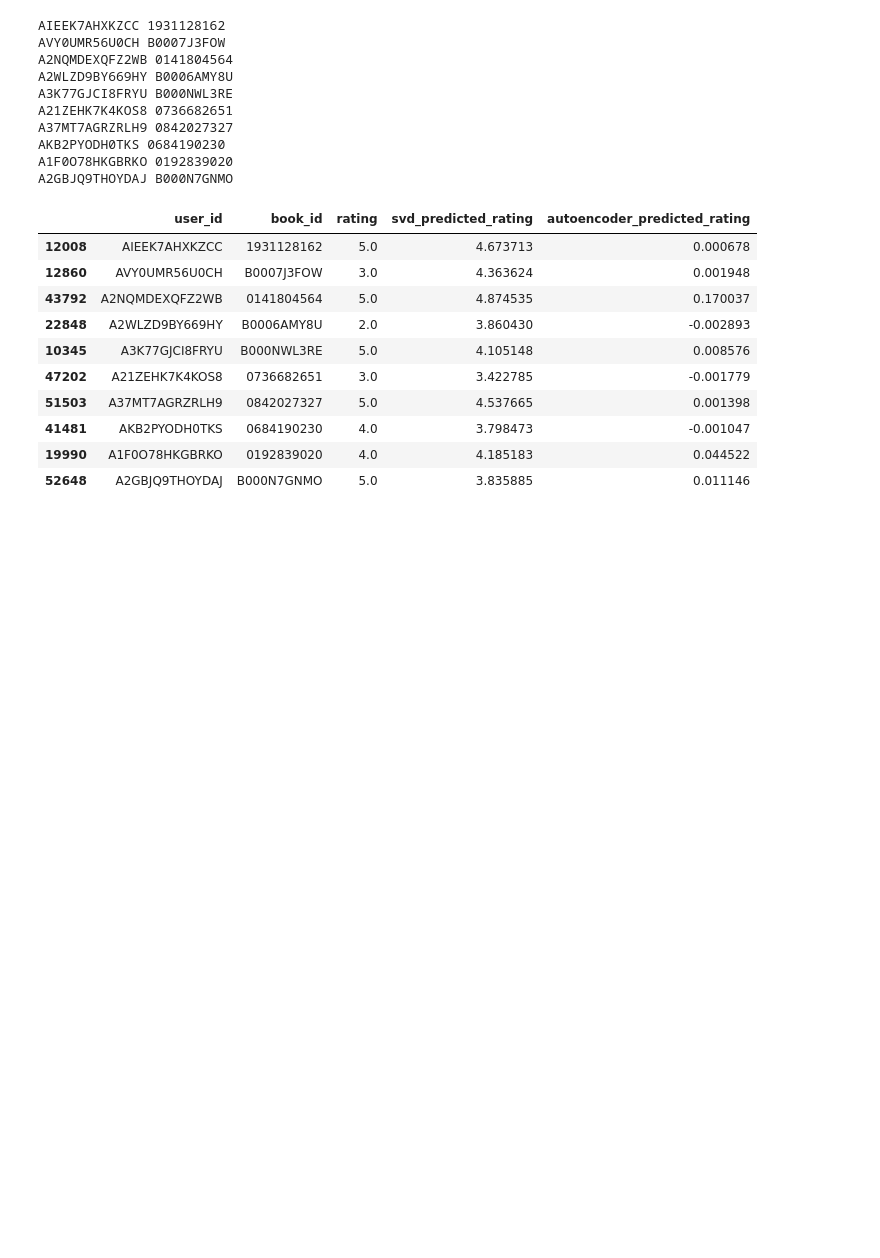
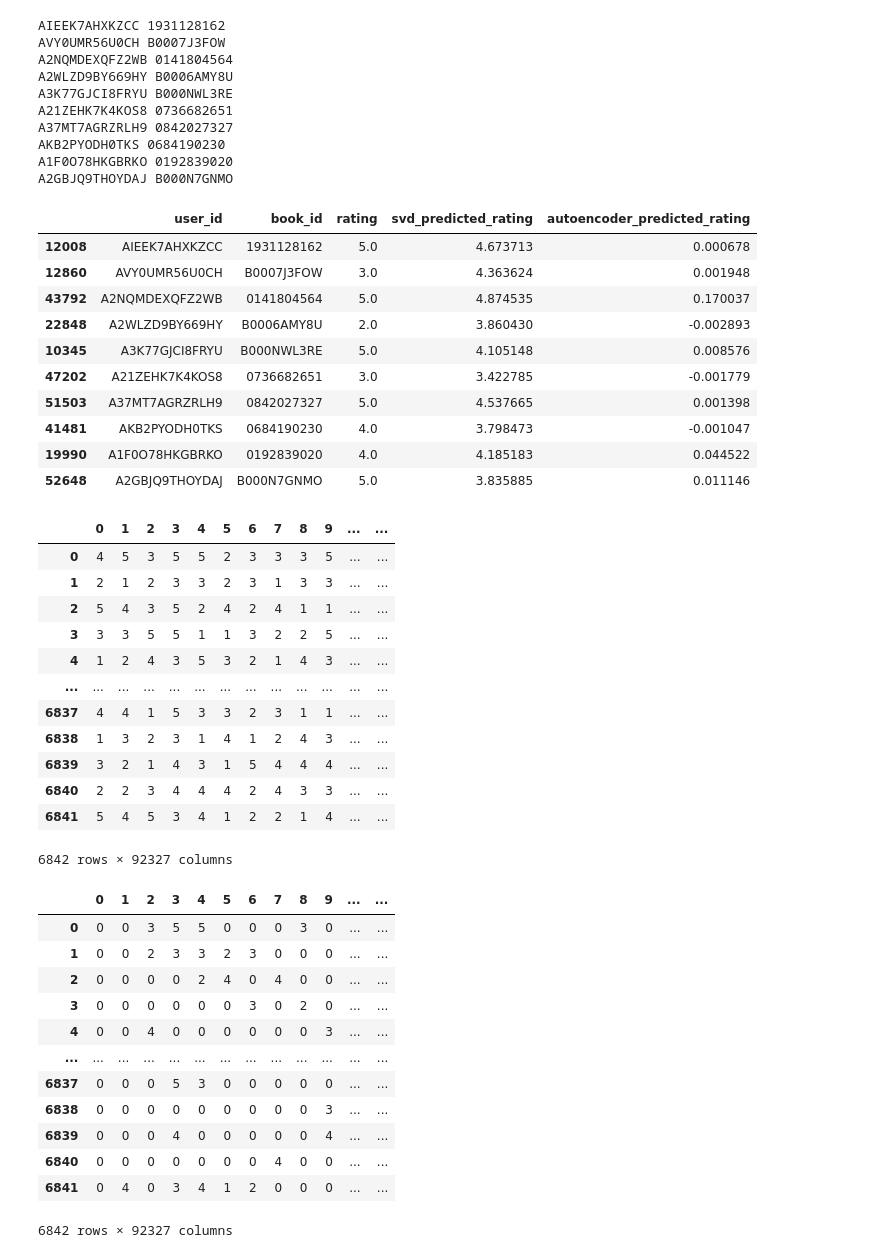
Before and after one commit to jinks145/pj_fireteam-108c, a Jupyter notebook: autoencoder.ipynb, the cells around one changed output. Drawn from its saved outputs; the diff is of its cells as text; code cells hidden in the pictures; blank space fills up the shorter version.

```diff
--- a/autoencoder.ipynb
+++ b/autoencoder.ipynb
@@ -467,3 +467,48 @@ A2GBJQ9THOYDAJ B000N7GNMO
 | 41481 | AKB2PYODH0TKS | 0684190230 | 4.0 | 3.798473 | -0.001047 |
 | 19990 | A1F0O78HKGBRKO | 0192839020 | 4.0 | 4.185183 | 0.044522 |
 | 52648 | A2GBJQ9THOYDAJ | B000N7GNMO | 5.0 | 3.835885 | 0.011146 |
+# %%
+# Set random seed for reproducibility
+np.random.seed(42)
+torch.manual_seed(42)
+
+# Create a user-item interaction matrix (100 users, 50 items) with sparsity
+num_users = 6842
+num_items = 92327
+interaction_matrix = np.random.randint(1, 6, size=(num_users, num_items))  # Random interactions from 0 to 5
+sparse_array = interaction_matrix.copy()
+# Introduce sparsity by setting a high percentage of interactions to 0
+sparsity = 0.8  # 80% of the interactions will be set to 0
+mask = np.random.rand(*sparse_array.shape) < sparsity
+sparse_array[mask] = 0
+df = pd.DataFrame(interaction_matrix)
+display(df)
+sparse_df = pd.DataFrame(sparse_array)
+display(sparse_df)
+# %% [output]
+|  | 0 | 1 | 2 | 3 | 4 | 5 | 6 | 7 | 8 | 9 | ... | ... |
+| 0 | 4 | 5 | 3 | 5 | 5 | 2 | 3 | 3 | 3 | 5 | ... | ... |
+| 1 | 2 | 1 | 2 | 3 | 3 | 2 | 3 | 1 | 3 | 3 | ... | ... |
+| 2 | 5 | 4 | 3 | 5 | 2 | 4 | 2 | 4 | 1 | 1 | ... | ... |
+| 3 | 3 | 3 | 5 | 5 | 1 | 1 | 3 | 2 | 2 | 5 | ... | ... |
+| 4 | 1 | 2 | 4 | 3 | 5 | 3 | 2 | 1 | 4 | 3 | ... | ... |
+| ... | ... | ... | ... | ... | ... | ... | ... | ... | ... | ... | ... | ... |
+| 6837 | 4 | 4 | 1 | 5 | 3 | 3 | 2 | 3 | 1 | 1 | ... | ... |
+| 6838 | 1 | 3 | 2 | 3 | 1 | 4 | 1 | 2 | 4 | 3 | ... | ... |
+| 6839 | 3 | 2 | 1 | 4 | 3 | 1 | 5 | 4 | 4 | 4 | ... | ... |
+| 6840 | 2 | 2 | 3 | 4 | 4 | 4 | 2 | 4 | 3 | 3 | ... | ... |
+| 6841 | 5 | 4 | 5 | 3 | 4 | 1 | 2 | 2 | 1 | 4 | ... | ... |
+6842 rows × 92327 columns
+|  | 0 | 1 | 2 | 3 | 4 | 5 | 6 | 7 | 8 | 9 | ... | ... |
+| 0 | 0 | 0 | 3 | 5 | 5 | 0 | 0 | 0 | 3 | 0 | ... | ... |
+| 1 | 0 | 0 | 2 | 3 | 3 | 2 | 3 | 0 | 0 | 0 | ... | ... |
+| 2 | 0 | 0 | 0 | 0 | 2 | 4 | 0 | 4 | 0 | 0 | ... | ... |
+| 3 | 0 | 0 | 0 | 0 | 0 | 0 | 3 | 0 | 2 | 0 | ... | ... |
+| 4 | 0 | 0 | 4 | 0 | 0 | 0 | 0 | 0 | 0 | 3 | ... | ... |
+| ... | ... | ... | ... | ... | ... | ... | ... | ... | ... | ... | ... | ... |
+| 6837 | 0 | 0 | 0 | 5 | 3 | 0 | 0 | 0 | 0 | 0 | ... | ... |
+| 6838 | 0 | 0 | 0 | 0 | 0 | 0 | 0 | 0 | 0 | 3 | ... | ... |
+| 6839 | 0 | 0 | 0 | 4 | 0 | 0 | 0 | 0 | 0 | 4 | ... | ... |
+| 6840 | 0 | 0 | 0 | 0 | 0 | 0 | 0 | 4 | 0 | 0 | ... | ... |
+| 6841 | 0 | 4 | 0 | 3 | 4 | 1 | 2 | 0 | 0 | 0 | ... | ... |
+6842 rows × 92327 columns
```
Also changed, not shown: parts of 6 cells of this notebook, 3 other files.
